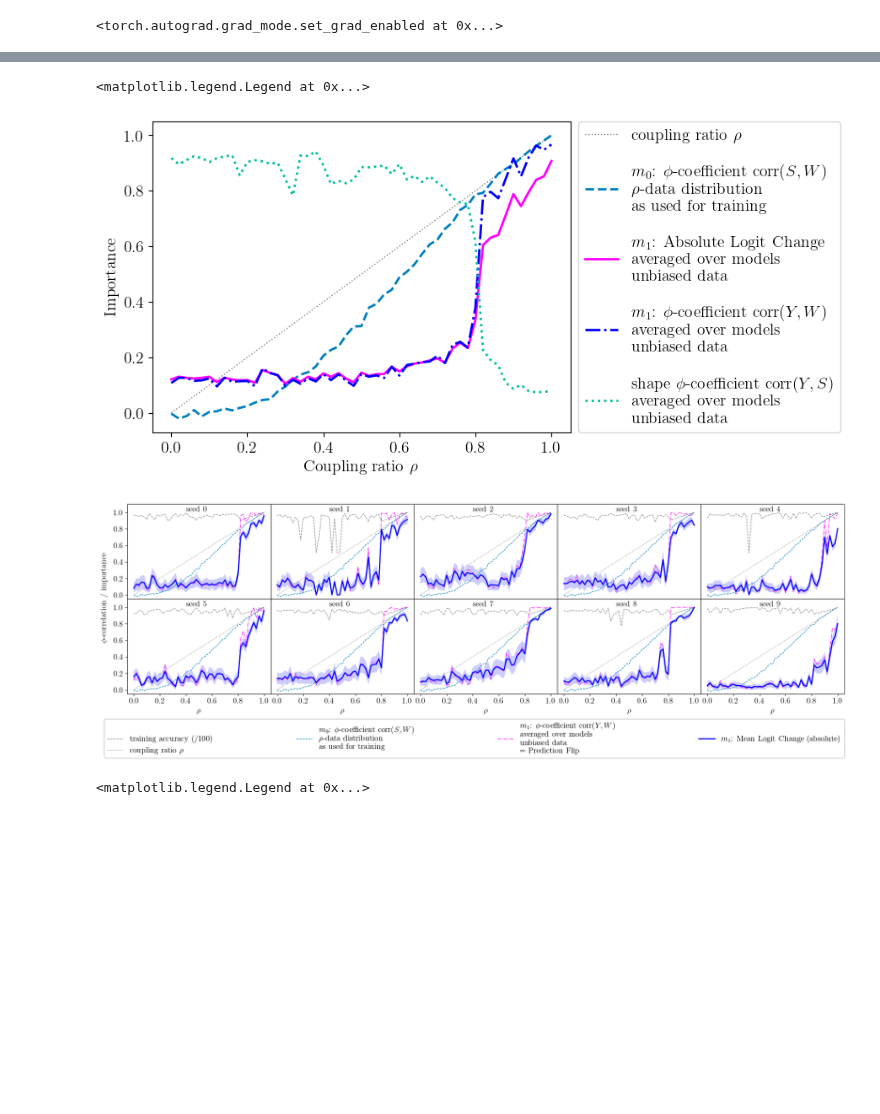
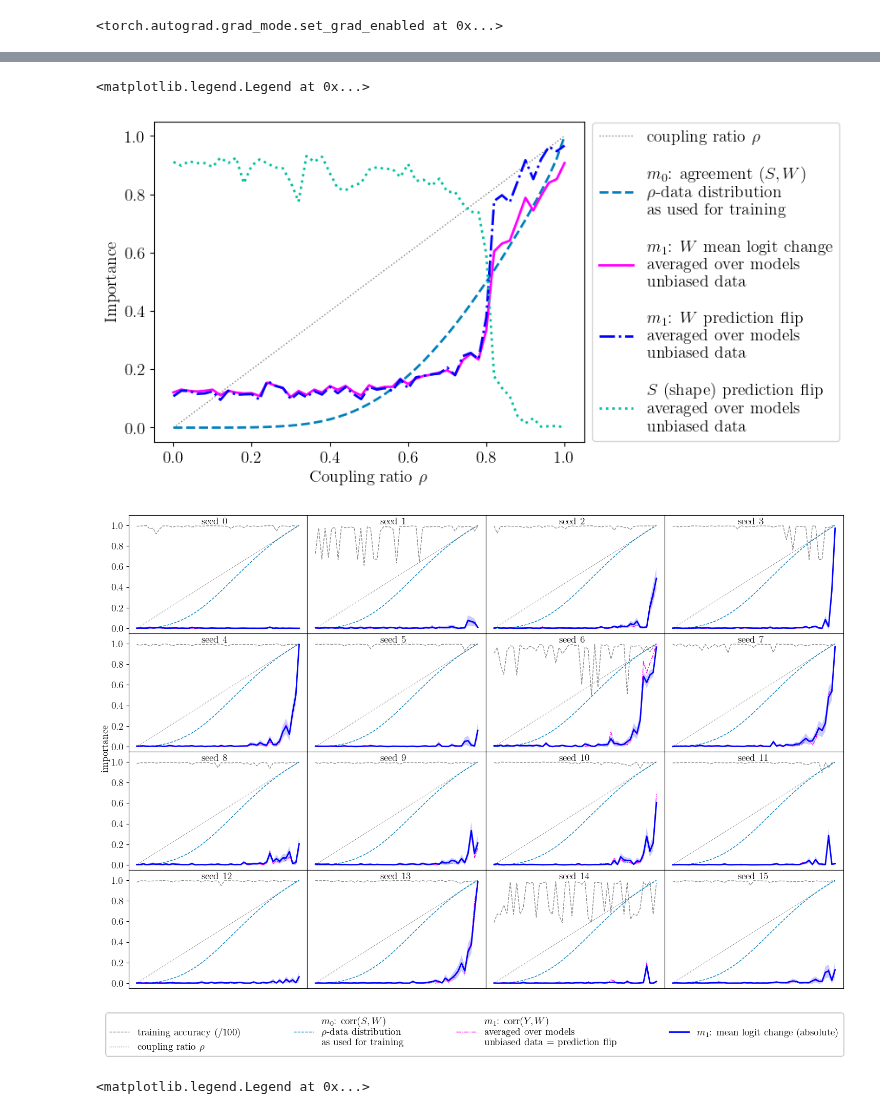
Before and after one commit to lillijo/xai-evaluation-master-thesis, a Jupyter notebook: experiments/compare_measures.ipynb, the cells around one changed output, grey strips where cells are left out. Cells and saved outputs as stored; diff of their text form; code cells hidden in the pictures; blank space fills up the shorter version.

```diff
--- a/experiments/compare_measures.ipynb
+++ b/experiments/compare_measures.ipynb
@@ -122,8 +124,7 @@ ms = AllMeasures(
 #{a: NAME_DICT[a] if a in NAME_DICT else a for a in ALL_MEASURES}
 # %%
 # Load All Measures
-EXPERIMENT = 2
-
+EXPERIMENT = 1
 
 if EXPERIMENT == 1:
     # Experiment 1:
@@ -175,7 +176,16 @@ perseed_all[:, :, per_sample.shape[3] :] = rel_max_m
 perseed_all.requires_grad = False
 """ perseed_some = perseed_all[:,:10,:]
 iterations = 10 """
-rel_max_m.shape, per_sample.shape, perseed_all.shape
+
+with open(f"m1_mi_6400_{experiment_name}.pickle", "rb") as f:
+    m1_mi = pickle.load(f)
+with open(f"m0_gt_6400_{experiment_name}.pickle", "rb") as f:  # gt_measures_1280
+    gt_measures = pickle.load(f)
+with open(f"shape_gt_128_{experiment_name}.pickle", "rb") as f:
+    shape_gt = pickle.load(f)
+
+with open(f"pf_128_{experiment_name}.pickle", "rb") as f:
+    pf_gt = pickle.load(f)
 
 BIASES = list(np.round(np.linspace(0, 1, 51), 3))  # [0,0.5,0.9, 1.0]#
 # %%
@@ -493,22 +545,13 @@ plt.legend(
 # %%
 # Ground Truth Average
 
-with open(f"m1_mi_6400_{experiment_name}.pickle", "rb") as f:
-    m1_mi = pickle.load(f)
-with open(f"m0_gt_6400_{experiment_name}.pickle", "rb") as f:  # gt_measures_1280
-    gt_measures = pickle.load(f)
-with open(f"shape_gt_128_{experiment_name}.pickle", "rb") as f:
-    shape_gt = pickle.load(f)
-
-with open(f"pf_128_{experiment_name}.pickle", "rb") as f:
-    pf_gt = pickle.load(f)
 
 mimean = torch.mean(
     per_sample[:, :, :, 0], dim=(1, 2)
 )  # torch.mean(m1_mi[:,:,1], dim=(1))
 
 pf_mean = torch.mean(pf_gt[:, :, 0], dim=(1))
-biases = gt_measures[:, 0, 0]
+biases = BIASES
 #plt.figure(figsize=(10,7))
 
 ecol = matplotlib.cm.winter(np.linspace(0, 1, 5))
@@ -523,9 +566,10 @@ plt.plot(
 )
 plt.plot(
     biases,
-    torch.mean(gt_measures[:, :, 2], dim=1),
+    watermark_flip_m0,
+    #torch.mean(gt_measures[:, :, 2], dim=1),
     linewidth=2,
-    label="$m_0$: $\\phi$-coefficient corr($S,W$) \n $\\rho$-data distribution \n as used for training",
+    label="$m_0$: agreement ($S,W$) \n $\\rho$-data distribution \n as used for training",
     linestyle="dashed",
     color=ecol[2],
 )
@@ -533,24 +577,25 @@ plt.plot(
     biases,
     torch.mean(per_sample[:, :, :, 1], dim=(1, 2)),
     linewidth=2,
-    label="$m_1$: Absolute Logit Change\n averaged over models \n unbiased data",
+    label="$m_1$: $W$ mean logit change\n averaged over models \n unbiased data",
     #label="importance watermark (spurious feature)",
     color=scol[0],#"#C8D672"#
 )
 plt.plot(
     biases,
-    mimean,
+    torch.mean(per_sample[:, :, :, 0], dim=(1, 2)),
+    #mimean,
     linestyle="dashdot",
     linewidth=2,
-    label="$m_1$: $\\phi$-coefficient corr($Y,W$)  \n averaged over models \n unbiased data",
+    label="$m_1$: $W$ prediction flip  \n averaged over models \n unbiased data",
     color=ecol[0],
 )
 plt.plot(
     biases,
-    torch.mean(shape_gt[:, :, 1], dim=1),
+    torch.mean(shape_gt[:, :, 2], dim=1),
     linestyle=":",
     linewidth=2,
-    label="shape $\\phi$-coefficient corr($Y,S$)  \n averaged over models \n unbiased data",
+    label="$S$ (shape) prediction flip \n averaged over models \n unbiased data",
     #label="importance shape (target feature)",
     color=ecol[3],#"red"#
 )
@@ -580,27 +625,12 @@ plt.legend(
 )
 # %% [output]
 <matplotlib.legend.Legend at 0x...>
-[figure, old version]
+[figure, new version]
-# %%
-BIASES = list(np.round(np.linspace(0, 1, 51), 3))
-watermark_flip_m0 = torch.zeros(51)
-
-
-for i, b in enumerate(BIASES):
-    ds = BiasedNoisyDataset(b, 0.5, False)
-    pred_labels = torch.from_numpy(ds.watermarks)
-    true_labels = torch.from_numpy(ds.labels[:491520, 1])
-    watermark_flip_m0[i] = (
-        1 - (2* torch.count_nonzero(pred_labels != true_labels) / pred_labels.shape[0])
-    )
 # %%
 # MI and PHI over seeds
 
 with open(accuracypath, "r") as jf:
     accuracies = json.load(jf)
-
-with open(f"m0_gt_6400_{experiment_name}.pickle", "rb") as f:  # gt_measures_1280
-    gt_measures = pickle.load(f)
 
 
 ecol = matplotlib.cm.winter(np.linspace(0, 1, 5))
@@ -639,7 +669,7 @@ fig, axs = plt.subplots(
 fig.text(
     0.1,
     0.5,
-    "$\\phi$-correlation / importance",
+    "importance",
     ha="center",
     va="center",
     rotation="vertical",
@@ -680,10 +710,10 @@ for s in range(iterations):
     )
     axs[axs_ind(s)].plot(
         biases,
-        torch.mean(gt_measures[:, :, 2], dim=1),
+        watermark_flip_m0,
         linewidth=1,
         label=(
-            "$m_0$: $\\phi$-coefficient corr($S,W$) \n $\\rho$-data distribution \n as used for training"
+            "$m_0$: corr($S,W$) \n $\\rho$-data distribution \n as used for training"
             if s == 0
             else ""
         ),
@@ -711,36 +741,36 @@ for s in range(iterations):
         facecolor=ecol[0], #"#C8D672",#
         alpha=0.2,
     )
 
     m1_phi = torch.mean(per_sample[:, s, :, 0], dim=1)
     axs[axs_ind(s)].plot(
         biases,
         m1_phi,
         linewidth=1,
         linestyle="dashdot",
         label=(
-            "$m_1$: $\\phi$-coefficient corr($Y,W$)  \n averaged over models \n unbiased data \n = Prediction Flip"
+            "$m_1$: corr($Y,W$)  \n averaged over models \n unbiased data = prediction flip"
             if s == 0
             else ""
         ),
         color=scol[0],
     )
     axs[axs_ind(s)].plot(
         biases,
         m1_mlc,
         linewidth=2,
-        label="$m_1$: Mean Logit Change (absolute)" if s == 0 else "",
+        label="$m_1$: mean logit change (absolute)" if s == 0 else "",
         color=ecol[0],#"#C8D672"#
     )
     fig.legend(
         bbox_to_anchor=(0.1, -0.15 if iterations == 10 else 0.0, 0.8, 0.102),
         loc="lower left",
         ncols=4,
         mode="expand",
         borderaxespad=0.0,
     )
 # %% [output]
-[figure, old version]
+[figure, new version]
 # %%
 fig = plt.figure(figsize=(7, 5))
 fig.set_facecolor("#fff")
```
Also changed, not shown: parts of 8 cells of this notebook, 8 other files.
